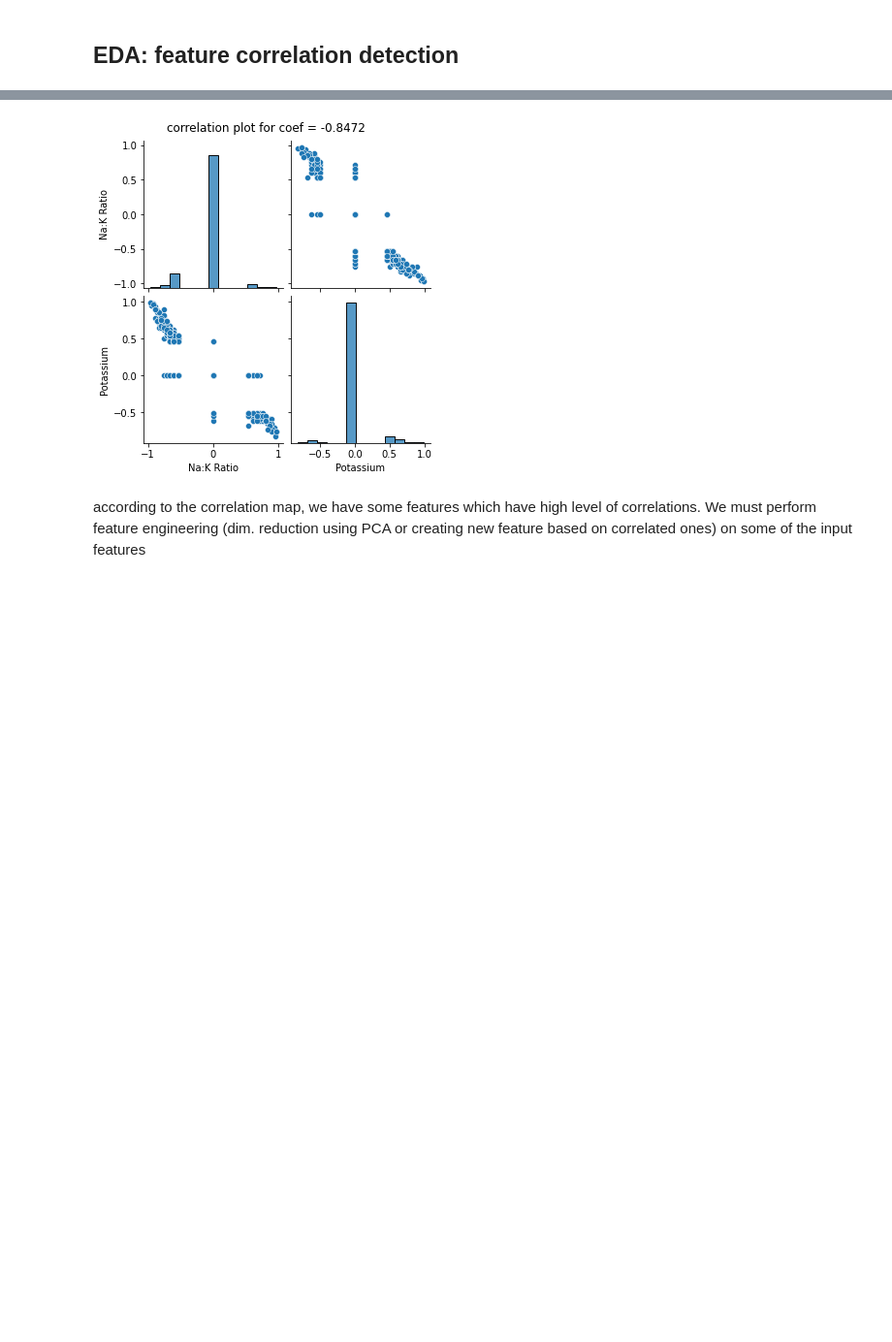
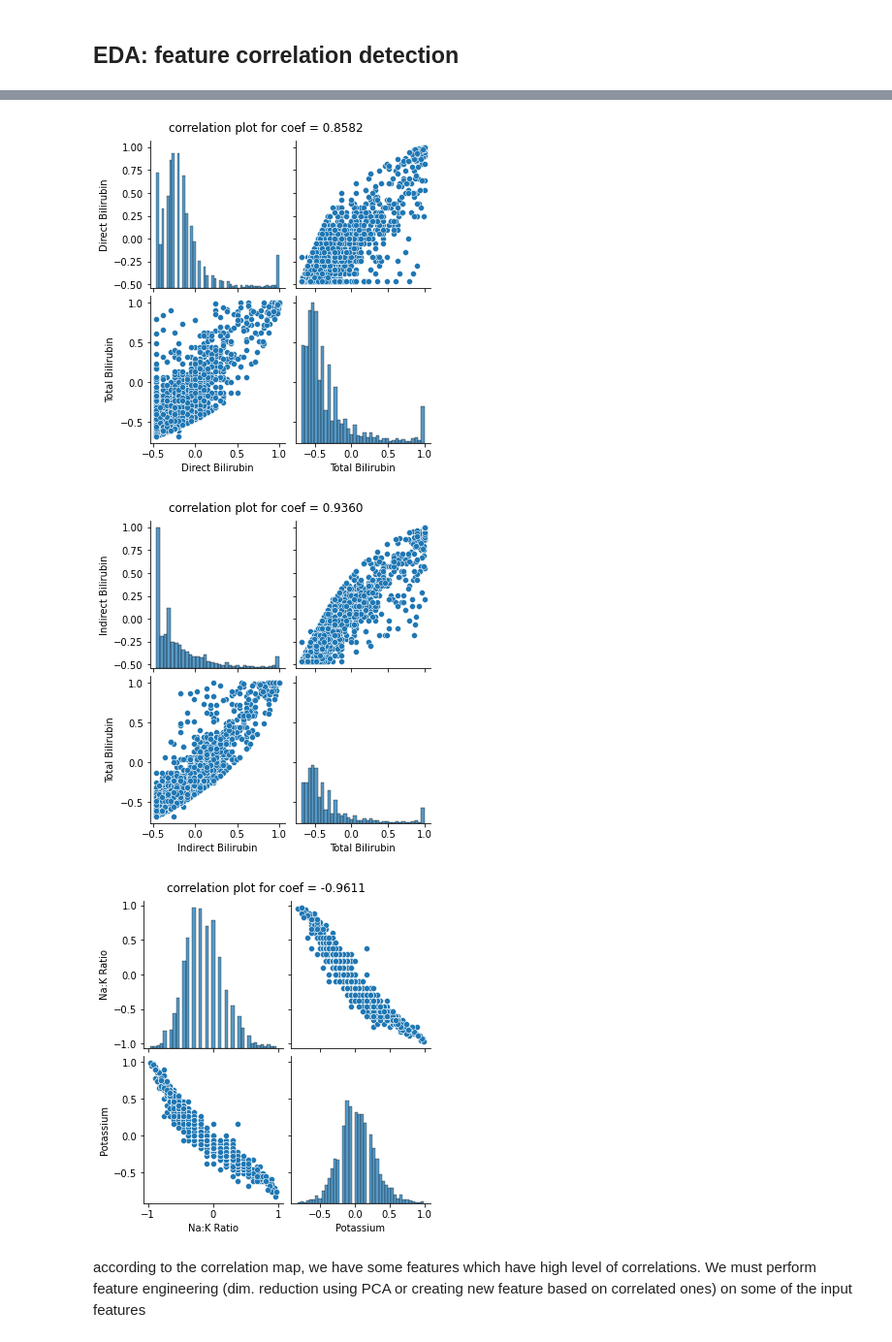
Before and after one commit to armiro/Canine-Disease-Diagnosis, a Jupyter notebook: model_dev.ipynb, the cells around one changed output, grey strips where cells are left out. Shown at 97% size. Cells and saved outputs as stored; diff of their text form; code cells hidden in the pictures; blank space fills up the shorter version.

Commit message:
add label correlation detection and reduction strategies

```diff
--- a/model_dev.ipynb
+++ b/model_dev.ipynb
@@ -39,8 +23,7 @@ from sklearn.compose import ColumnTransformer
 from sklearn.model_selection import train_test_split, cross_validate, StratifiedShuffleSplit
 from sklearn.model_selection import GridSearchCV, ShuffleSplit
 # %%
-# dataset = pd.read_csv("/content/canine_chemical_dataset_v1.6.csv")
-dataset = pd.read_csv("/content/checkpoint.csv")
+dataset = pd.read_csv("/content/canine_chemical_dataset_v1.6.csv")
 print(dataset.head())
 
 features = dataset.iloc[:, :30]
@@ -66,0 +42,6 @@ sns.heatmap(corr_mat, xticklabels=corr_mat.columns, yticklabels=corr_mat.columns
+# %%
+# plot correlation matrix for both continuous (con) and categorical (nom) features
+#  in the same plot. set 'theil u' as True, for asymetrical matrix
+from dython.nominal import associations
+corr_mat = associations(features, nominal_columns='auto', mark_columns=True, theil_u=True,
+                        figsize=(14, 14), fmt='.2f', cbar=False, cmap='viridis')
@@ -67,14 +50,16 @@ sns.heatmap(corr_mat, xticklabels=corr_mat.columns, yticklabels=corr_mat.columns
 # %%
-for r_idx, row in enumerate(corr_mat.values):
+for r_idx, row in enumerate(corr_mat['corr'].values):
     for c_idx, e in enumerate(row[r_idx+1:]):
         if ((e >= 0.8) | (e <= -0.8)) & (r_idx != c_idx):
             plt.rcParams['figure.figsize'] = (5,5)
-            sub_df = features[[features.columns[r_idx+2], features.columns[c_idx+r_idx+3]]]
+            sub_df = features[[features.columns[r_idx], features.columns[c_idx+r_idx+1]]]
             cp = sns.pairplot(sub_df)
             cp.fig.suptitle("correlation plot for coef = %.4f" % e, y=1.03)
             plt.show()
 # %% [output]
-[figure, old version]
+[figure, new version]
+[figure, added]
+[figure, added]
 # %% [markdown]
 according to the correlation map, we have some features which have high level of correlations. We must perform feature engineering (dim. reduction using PCA or creating new feature based on correlated ones) on some of the input features
 # %% [markdown]
```
Also changed, not shown: parts of 14 cells of this notebook.
